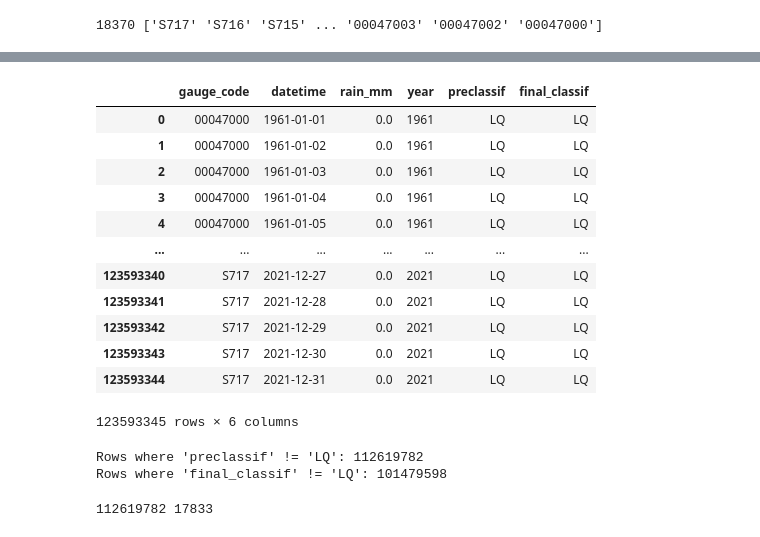
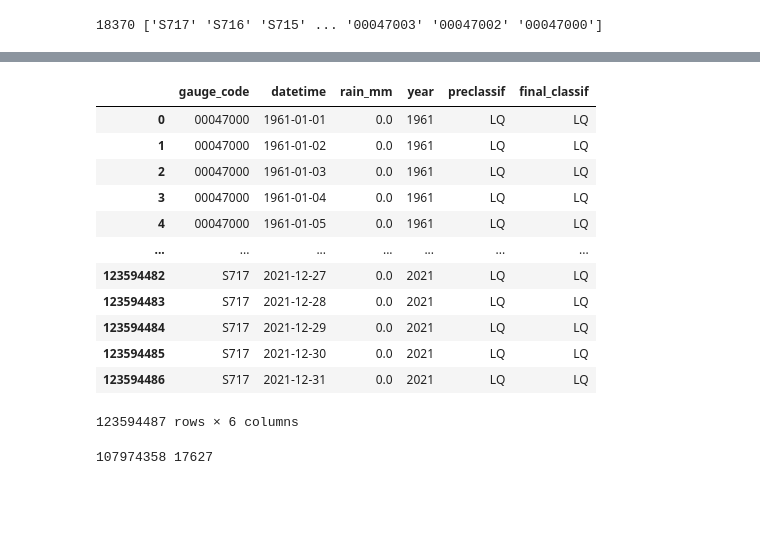
Before and after one commit to LARHENA/UFPB_Brain-D, a Jupyter notebook: Scripts e Dados/2.6 - Quality Control (data deletion).ipynb, the cells around one changed output, grey strips where cells are left out. Saved outputs shown, nothing was run; the diff lists cells and outputs as text; code cells hidden in the pictures; blank space fills up the shorter version.

Commit message:
v16 - Data deletion

```diff
--- a/Scripts e Dados/2.6 - Quality Control (data deletion).ipynb
+++ b/Scripts e Dados/2.6 - Quality Control (data deletion).ipynb
@@ -81,3 +85,5 @@ del chunk  # Delete the chunk variable to free up memory
+# %%
+df_data = df_data[df_data['gauge_code'].isin(station_list)]
 # %%
 df_qc_info = pd.read_hdf(file_path, key='table_qc_info')
 
@@ -112,30 +118,18 @@ df_qc_info
 # %%
 df_data_loss = df_qc_info[['gauge_code', 'year', 'preclassif', 'final_classif']]
-df_data_loss = pd.merge(df_data, df_data_loss[['gauge_code', 'year', 'preclassif', 'final_classif']], on=['gauge_code', 'year'], how='left')
+df_data_loss = pd.merge(df_data, df_data_loss[['gauge_code', 'year', 'preclassif', 'final_classif']], on=['gauge_code', 'year'], how='inner')
 df_data_loss
 # %% [output]
 |  | gauge_code | datetime | rain_mm | year | preclassif | final_classif |
 | 0 | 00047000 | 1961-01-01 | 0.0 | 1961 | LQ | LQ |
 | 1 | 00047000 | 1961-01-02 | 0.0 | 1961 | LQ | LQ |
 | 2 | 00047000 | 1961-01-03 | 0.0 | 1961 | LQ | LQ |
 | 3 | 00047000 | 1961-01-04 | 0.0 | 1961 | LQ | LQ |
 | 4 | 00047000 | 1961-01-05 | 0.0 | 1961 | LQ | LQ |
 | ... | ... | ... | ... | ... | ... | ... |
-| 123593340 | S717 | 2021-12-27 | 0.0 | 2021 | LQ | LQ |
-| 123593341 | S717 | 2021-12-28 | 0.0 | 2021 | LQ | LQ |
-| 123593342 | S717 | 2021-12-29 | 0.0 | 2021 | LQ | LQ |
-| 123593343 | S717 | 2021-12-30 | 0.0 | 2021 | LQ | LQ |
-| 123593344 | S717 | 2021-12-31 | 0.0 | 2021 | LQ | LQ |
+| 123594482 | S717 | 2021-12-27 | 0.0 | 2021 | LQ | LQ |
+| 123594483 | S717 | 2021-12-28 | 0.0 | 2021 | LQ | LQ |
+| 123594484 | S717 | 2021-12-29 | 0.0 | 2021 | LQ | LQ |
+| 123594485 | S717 | 2021-12-30 | 0.0 | 2021 | LQ | LQ |
+| 123594486 | S717 | 2021-12-31 | 0.0 | 2021 | LQ | LQ |
-123593345 rows × 6 columns
+123594487 rows × 6 columns
-# %%
-preclassif_count = df_data_loss[df_data_loss['preclassif'] != 'LQ'].shape[0]
-final_classif_count = df_data_loss[df_data_loss['final_classif'] != 'LQ'].shape[0]
-
-print("Rows where 'preclassif' != 'LQ':", preclassif_count)
-print("Rows where 'final_classif' != 'LQ':", final_classif_count)
-
-# Rows where 'preclassif' != 'LQ': 107835098
-# Rows where 'final_classif' != 'LQ': 107431189
-# %% [output]
-Rows where 'preclassif' != 'LQ': 112619782
-Rows where 'final_classif' != 'LQ': 101479598
@@ -147,4 +137,4 @@ del final_classif_count  # Delete the final_classif_count variable to free up me
 df_data_loss = df_data_loss[df_data_loss['preclassif'] != 'LQ']
 print(df_data_loss.shape[0], len(df_data_loss['gauge_code'].unique()))  # len()
 # %% [output]
-112619782 17833
+107974358 17627
```
Also changed, not shown: parts of 13 cells of this notebook, 2 other files.
